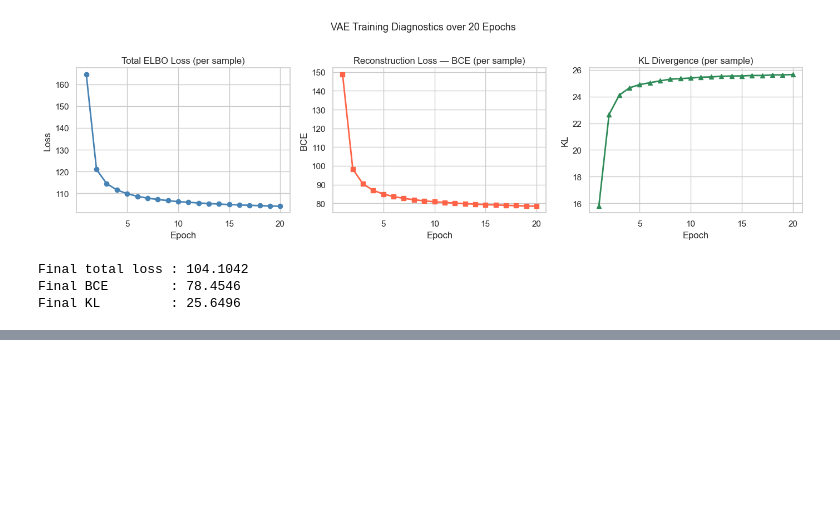
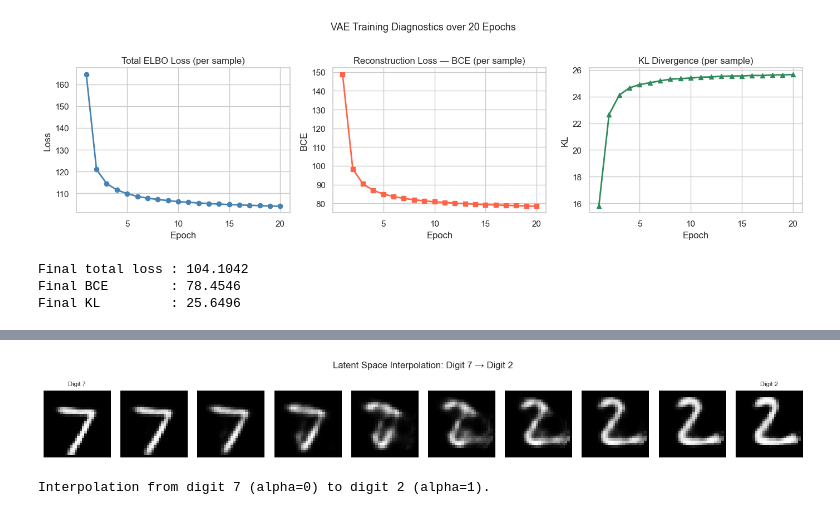
Before and after one commit to sbodrero/generative_ai_applications, a Jupyter notebook: generative_model.ipynb, the cells around one changed output, grey strips where cells are left out. Cells and saved outputs as stored; diff of their text form; code cells hidden in the pictures; blank space fills up the shorter version.

```diff
--- a/generative_model.ipynb
+++ b/generative_model.ipynb
@@ -348,0 +410,37 @@ Final KL         : 25.6496
+# %%
+# 5.3 Latent space interpolation between two test images
+vae.eval()
+
+# Pick two test images of different digits
+img_a = test_images[0].unsqueeze(0)  # first image
+img_b = test_images[1].unsqueeze(0)  # second image
+
+with torch.no_grad():
+    mu_a, _ = vae.encode(img_a)
+    mu_b, _ = vae.encode(img_b)
+
+n_steps = 10
+alphas = torch.linspace(0, 1, n_steps)
+
+fig, axes = plt.subplots(1, n_steps, figsize=(14, 2))
+for i, alpha in enumerate(alphas):
+    z_interp = (1 - alpha) * mu_a + alpha * mu_b
+    with torch.no_grad():
+        img_interp = vae.decode(z_interp).cpu().view(28, 28)
+    axes[i].imshow(img_interp, cmap='gray')
+    axes[i].axis('off')
+    if i == 0:
+        axes[i].set_title(f'Digit {test_labels[0].item()}', fontsize=8)
+    elif i == n_steps - 1:
+        axes[i].set_title(f'Digit {test_labels[1].item()}', fontsize=8)
+
+fig.suptitle(
+    f'Latent Space Interpolation: Digit {test_labels[0].item()} → Digit {test_labels[1].item()}',
+    fontsize=12
+)
+plt.tight_layout()
+plt.show()
+print(f'Interpolation from digit {test_labels[0].item()} (alpha=0) to digit {test_labels[1].item()} (alpha=1).')
+# %% [output]
+[figure, added]
+Interpolation from digit 7 (alpha=0) to digit 2 (alpha=1).
```
Also changed, not shown: parts of 4 cells of this notebook.
